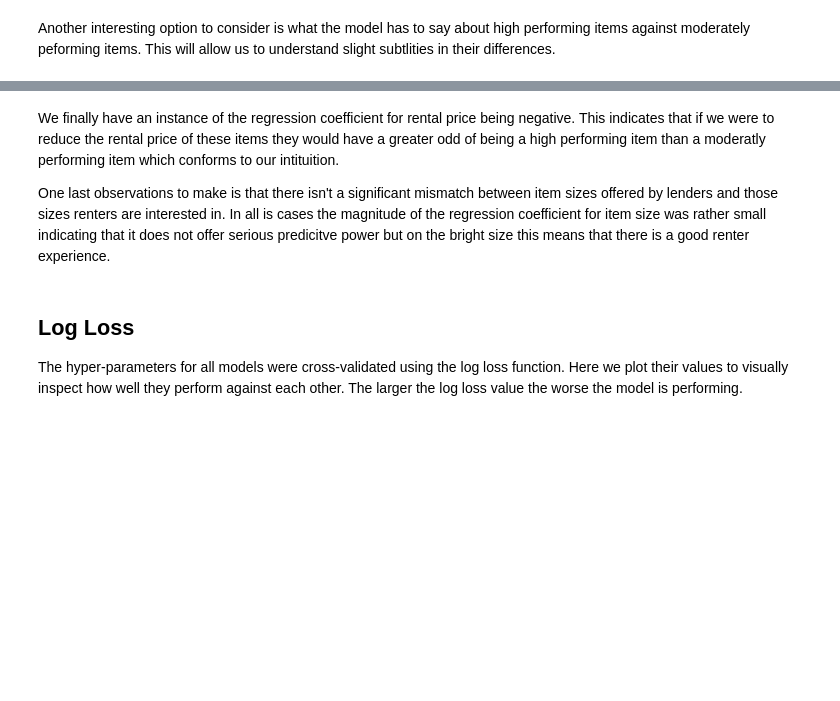
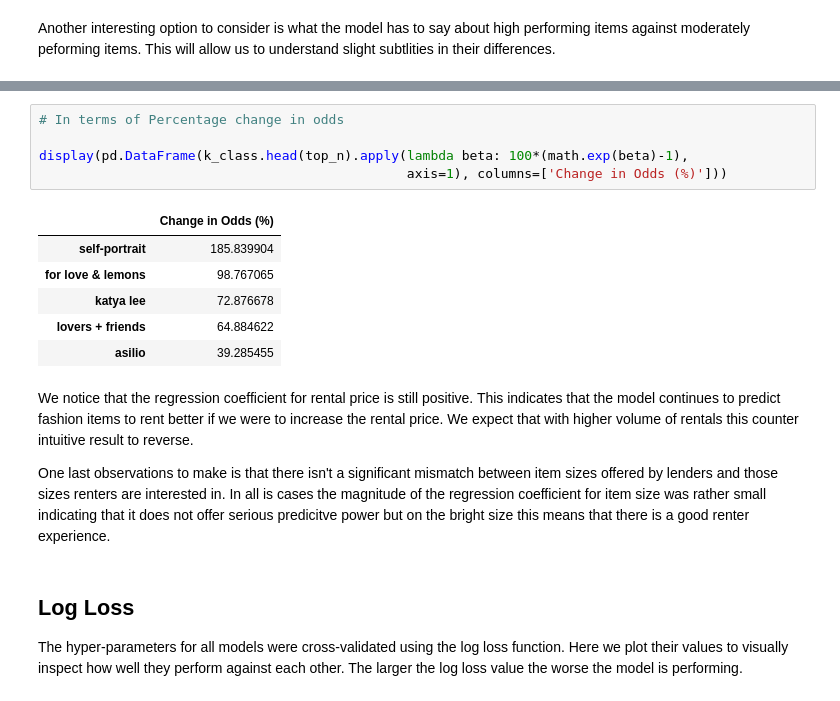
Before and after one commit to ecampana/borrow-my-style, a Jupyter notebook: model-performance.ipynb, the cells around one changed output, grey strips where cells are left out. Drawn from its saved outputs; the diff is of its cells as text; blank space fills up the shorter version.

```diff
--- a/model-performance.ipynb
+++ b/model-performance.ipynb
@@ -834,5 +839,17 @@ display(k_class.loc[['size', 'rental price'], :])
+# %%
+# In terms of Percentage change in odds
+
+display(pd.DataFrame(k_class.head(top_n).apply(lambda beta: 100*(math.exp(beta)-1),
+                                               axis=1), columns=['Change in Odds (%)']))
+# %% [output]
+|  | Change in Odds (%) |
+| self-portrait | 185.839904 |
+| for love & lemons | 98.767065 |
+| katya lee | 72.876678 |
+| lovers + friends | 64.884622 |
+| asilio | 39.285455 |
 # %% [markdown]
-We finally have an instance of the regression coefficient for rental price being negative. This indicates that if we were to reduce the rental price of these items they would have a greater odd of being a high performing item than a moderatly performing item which conforms to our intituition.
+We notice that the regression coefficient for rental price is still positive. This indicates that the model continues to predict fashion items to rent better if we were to increase the rental price. We expect that with higher volume of rentals this counter intuitive result to reverse.
 
 One last observations to make is that there isn't a significant mismatch between item sizes offered by lenders and those sizes renters are interested in. In all is cases the magnitude of the regression coefficient for item size was rather small indicating that it does not offer serious predicitve power but on the bright size this means that there is a good renter experience.
 # %% [markdown]
```
Also changed, not shown: parts of 12 cells of this notebook, 1 other file.
